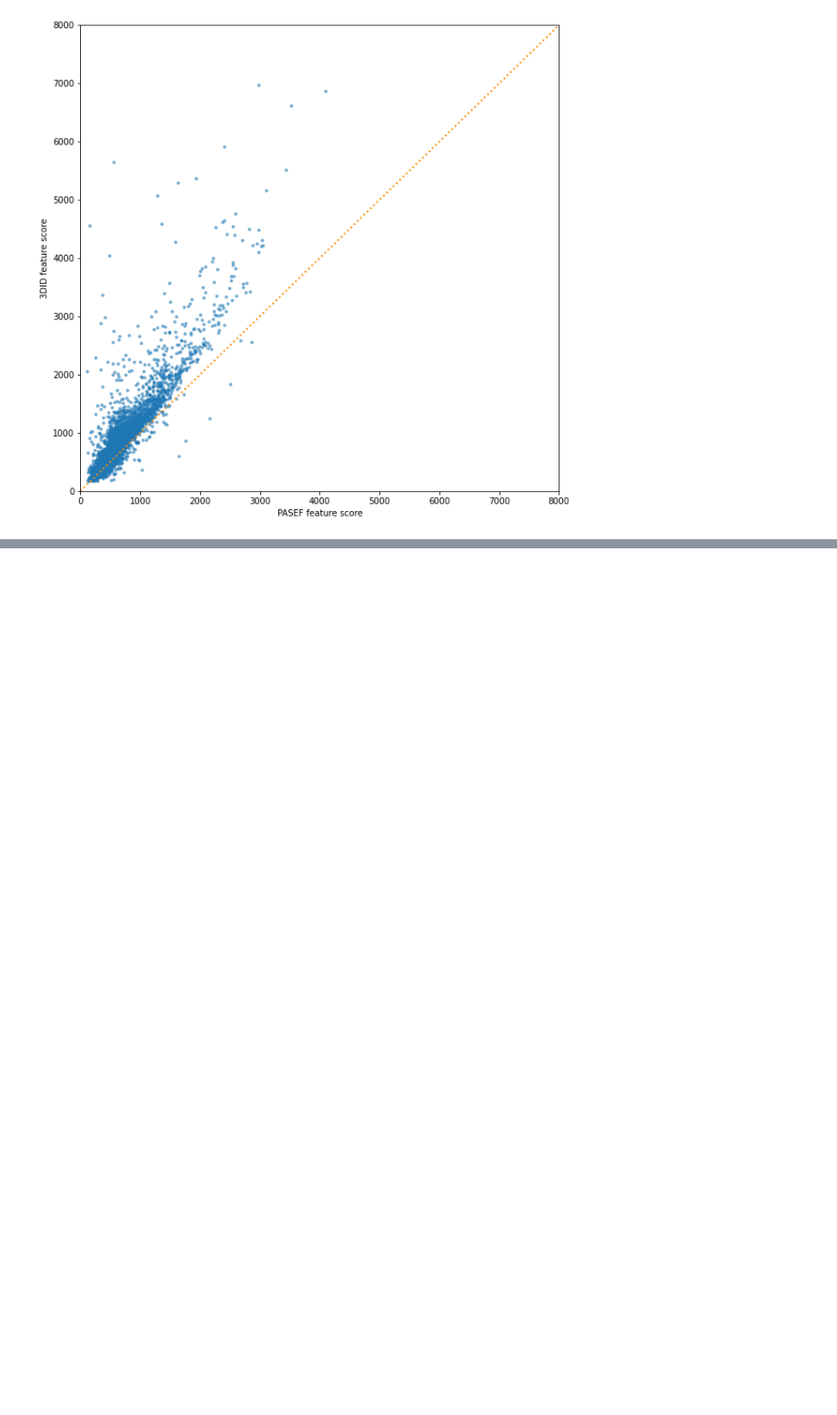
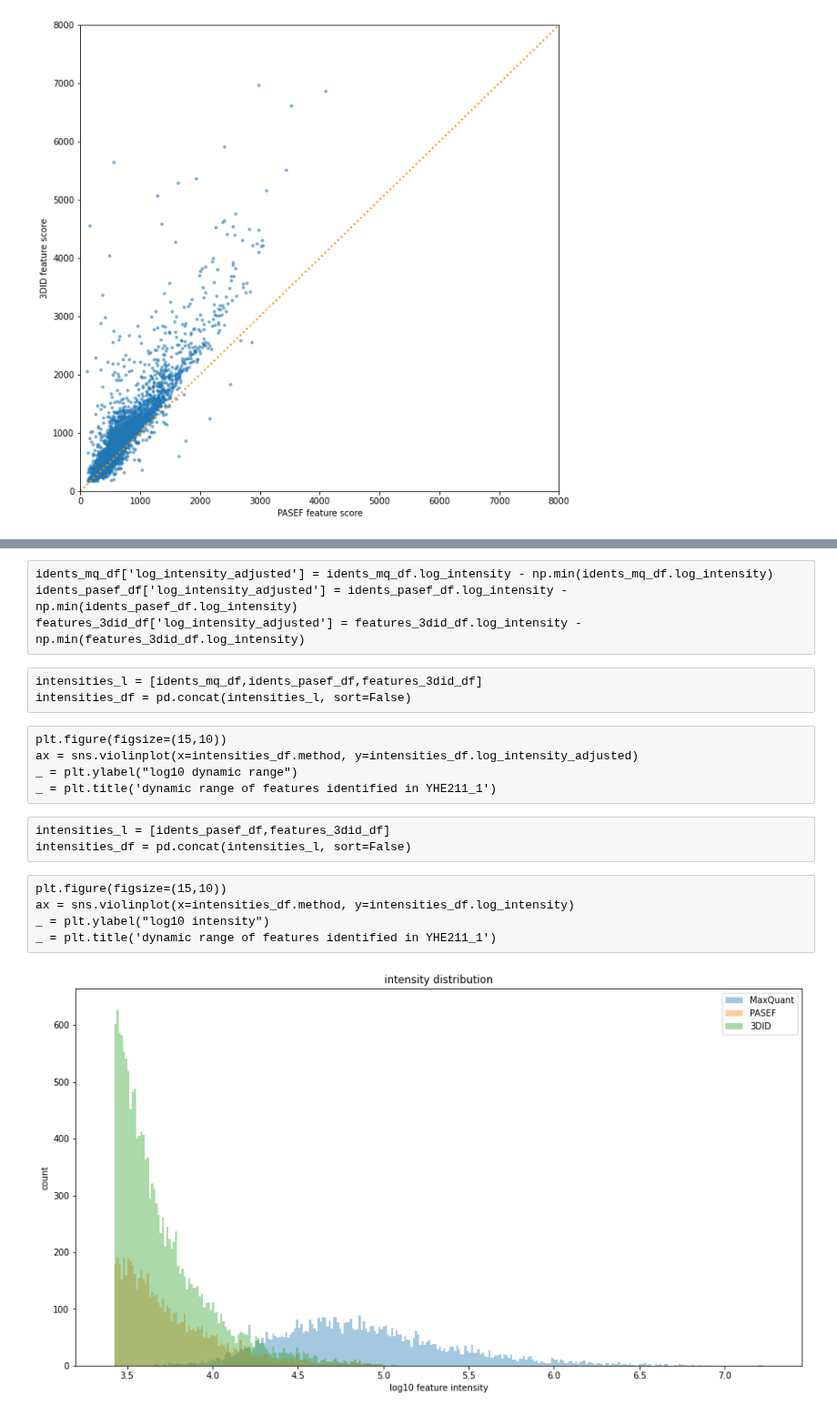
Before and after one commit to WEHI-Proteomics/tfde, a Jupyter notebook: notebooks/paper 4 - feature venn diagrams for MQ, PASEF, 3DID.ipynb, the cells around one changed output, grey strips where cells are left out. Shown at 91% size. Cells and saved outputs as stored; diff of their text form; code cells hidden in the pictures; blank space fills up the shorter version.

```diff
--- a/notebooks/paper 4 - feature venn diagrams for MQ, PASEF, 3DID.ipynb
+++ b/notebooks/paper 4 - feature venn diagrams for MQ, PASEF, 3DID.ipynb
@@ -238,8 +249,20 @@ combined_features_df.rename(columns={'prediction':'3did_prediction', 'deconvolut
 combined_features_df.drop(['feature_id'], axis=1, inplace=True)
 # %%
-combined_features_df = pd.merge(combined_features_df, idents_pasef_df[['feature_id','deconvolution_score']], how='left', left_on=['pasef_feature_id'], right_on=['feature_id'])
-combined_features_df.rename(columns={'deconvolution_score':'pasef_deconvolution_score'}, inplace=True)
+# merge PASEF attributes
+combined_features_df = pd.merge(combined_features_df, idents_pasef_df[['feature_id','deconvolution_score','feature_intensity']], how='left', left_on=['pasef_feature_id'], right_on=['feature_id'])
+combined_features_df.rename(columns={'deconvolution_score':'pasef_deconvolution_score', 'feature_intensity':'pasef_feature_intensity'}, inplace=True)
 combined_features_df.drop(['feature_id'], axis=1, inplace=True)
+# %%
+# merge MQ attributes
+combined_features_df = pd.merge(combined_features_df, idents_mq_df[['feature_id','feature_intensity']], how='left', left_on=['mq_feature_id'], right_on=['feature_id'])
+combined_features_df.rename(columns={'feature_intensity':'mq_feature_intensity'}, inplace=True)
+combined_features_df.drop(['feature_id'], axis=1, inplace=True)
+# %%
+combined_features_df['3did_log_intensity'] = np.log10(combined_features_df['3did_feature_intensity'])
+combined_features_df['pasef_log_intensity'] = np.log10(combined_features_df.pasef_feature_intensity)
+combined_features_df['mq_log_intensity'] = np.log10(combined_features_df.mq_feature_intensity)
+# %%
+combined_features_df.fillna(0, inplace=True)
 # %%
 combined_features_df.sample(n=3)
 # %% [output]
@@ -356,0 +356,43 @@ _ = plt.title('dynamic range of features identified in YHE211_1')
+# %% [raw]
+idents_mq_df['log_intensity_adjusted'] = idents_mq_df.log_intensity - np.min(idents_mq_df.log_intensity)
+idents_pasef_df['log_intensity_adjusted'] = idents_pasef_df.log_intensity - np.min(idents_pasef_df.log_intensity)
+features_3did_df['log_intensity_adjusted'] = features_3did_df.log_intensity - np.min(features_3did_df.log_intensity)
+# %% [raw]
+intensities_l = [idents_mq_df,idents_pasef_df,features_3did_df]
+intensities_df = pd.concat(intensities_l, sort=False)
+# %% [raw]
+plt.figure(figsize=(15,10))
+ax = sns.violinplot(x=intensities_df.method, y=intensities_df.log_intensity_adjusted)
+_ = plt.ylabel("log10 dynamic range")
+_ = plt.title('dynamic range of features identified in YHE211_1')
+# %% [raw]
+intensities_l = [idents_pasef_df,features_3did_df]
+intensities_df = pd.concat(intensities_l, sort=False)
+# %% [raw]
+plt.figure(figsize=(15,10))
+ax = sns.violinplot(x=intensities_df.method, y=intensities_df.log_intensity)
+_ = plt.ylabel("log10 intensity")
+_ = plt.title('dynamic range of features identified in YHE211_1')
+# %%
+f, ax1 = plt.subplots()
+f.set_figheight(8)
+f.set_figwidth(15)
+
+plt.margins(0.06)
+plt.title('intensity distribution')
+
+bins = 300
+hist, bins, _ = plt.hist(combined_features_df[combined_features_df.mq_feature_id > 0].mq_log_intensity, bins=bins, alpha=0.4, label='MaxQuant')
+hist, bins, _ = plt.hist(combined_features_df[combined_features_df.pasef_feature_id > 0].pasef_log_intensity, bins=bins, alpha=0.4, label='PASEF')
+hist, bins, _ = plt.hist(combined_features_df[combined_features_df['3did_feature_id'] > 0]['3did_log_intensity'], bins=bins, alpha=0.4, label='3DID')
+
+plt.xlabel('log10 feature intensity')
+plt.ylabel('count')
+
+# plt.xlim((0,8))
+# plt.ylim((0,300))
+
+plt.legend()
+plt.show()
+# %% [output]
+[figure, added]
```
Also changed, not shown: parts of 18 cells of this notebook, 1 other file.
